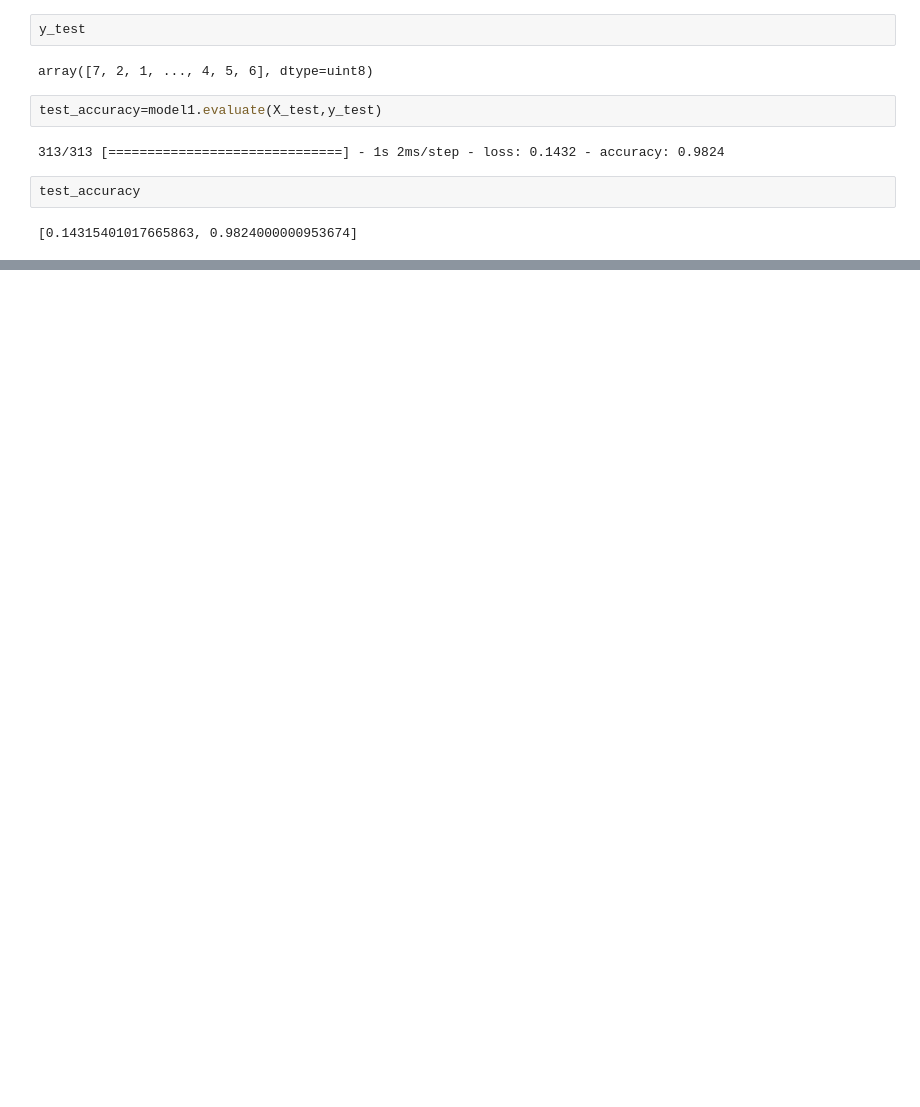
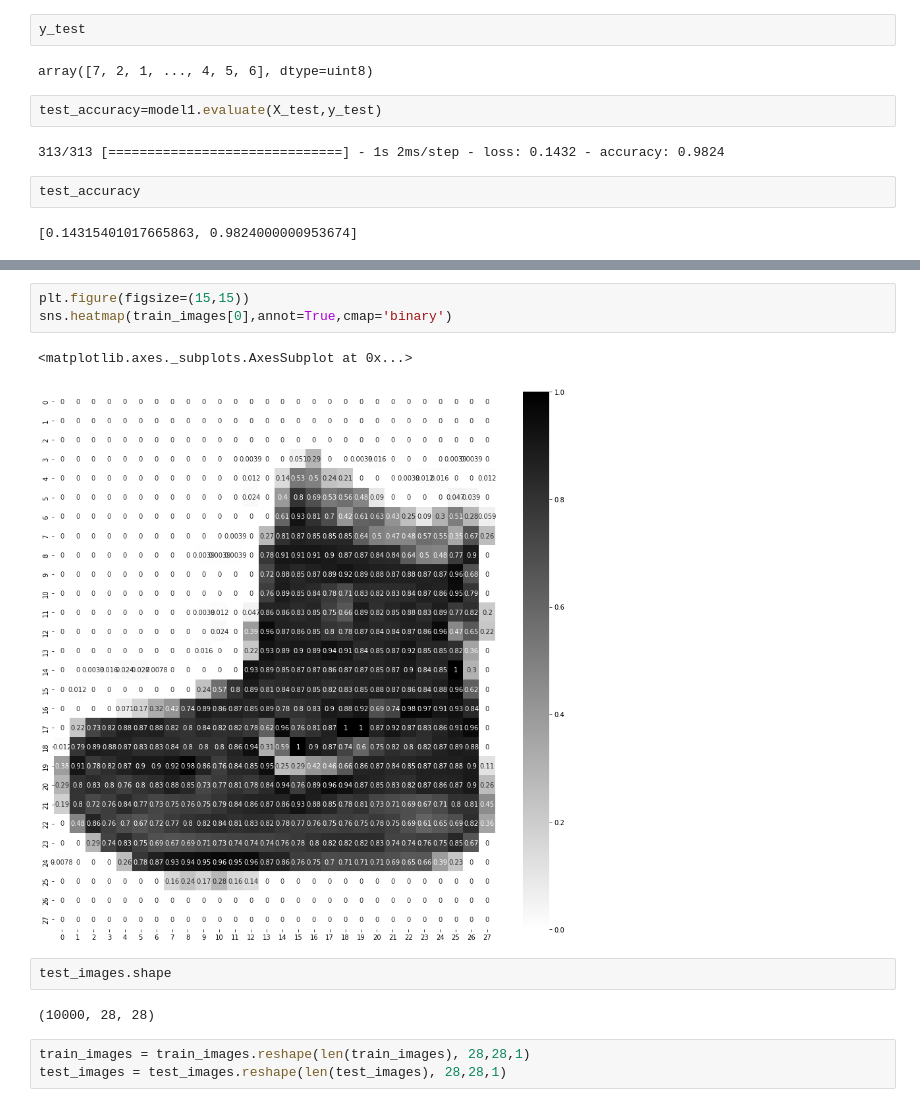
Before and after one commit to JEENAJACOB4/MLAND-DL-APPICATION, a Jupyter notebook: DL_NETWORK.ipynb, the cells around one changed output, grey strips where cells are left out. Cells and saved outputs as stored; diff of their text form; blank space fills up the shorter version.

```diff
--- a/DL_NETWORK.ipynb
+++ b/DL_NETWORK.ipynb
@@ -242,0 +390,13 @@ test_accuracy
+# %%
+plt.figure(figsize=(15,15))
+sns.heatmap(train_images[0],annot=True,cmap='binary')
+# %% [output]
+<matplotlib.axes._subplots.AxesSubplot at 0x...>
+[figure, added]
+# %%
+test_images.shape
+# %% [output]
+(10000, 28, 28)
+# %%
+train_images = train_images.reshape(len(train_images), 28,28,1)
+test_images = test_images.reshape(len(test_images), 28,28,1)
```
Also changed, not shown: parts of 37 cells of this notebook.
